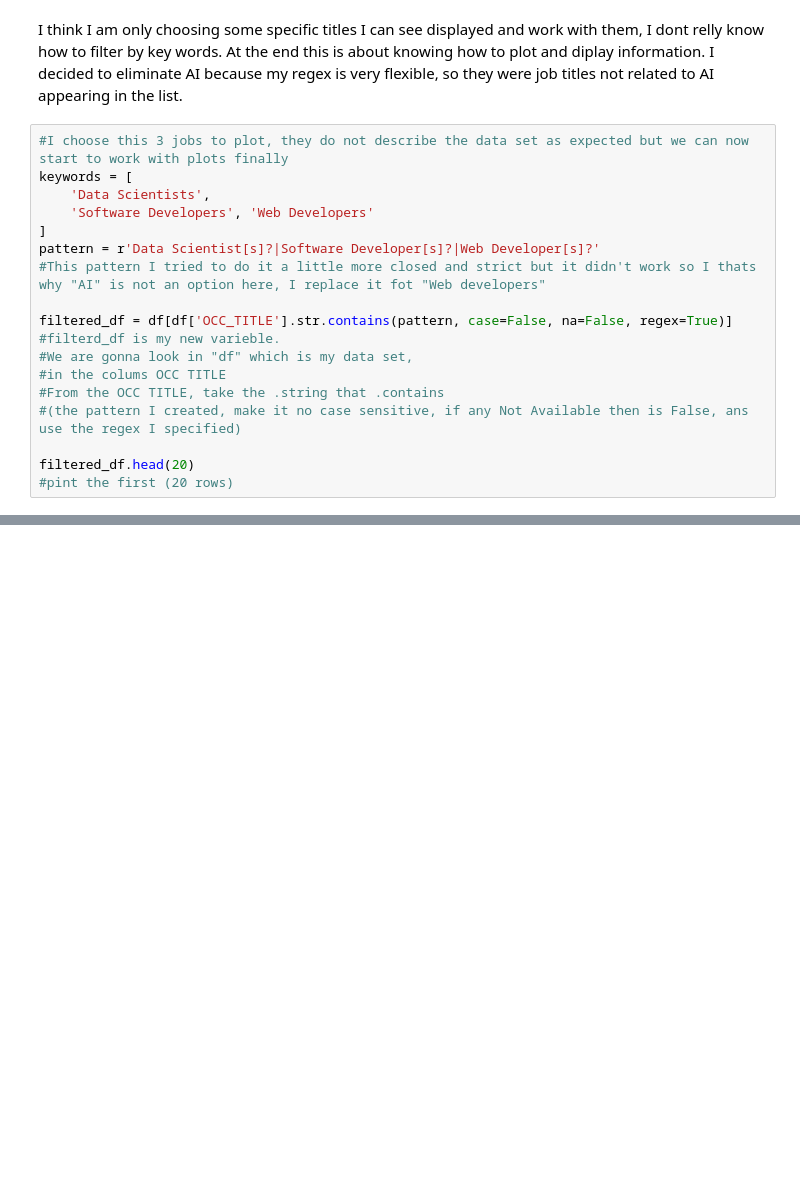
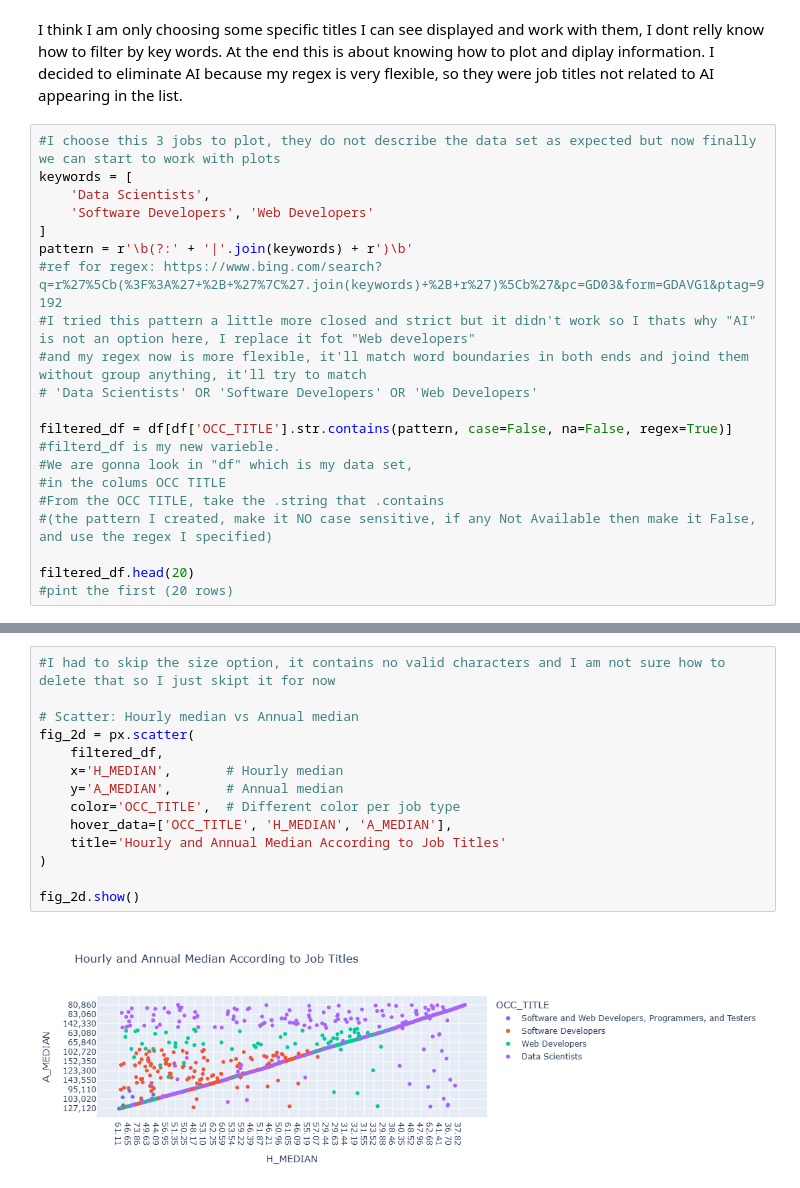
Before and after one commit to LaoLujan/CA1-DataVisulization-LauraLujan, a Jupyter notebook: CA1. Version1.ipynb, the cells around one changed output, grey strips where cells are left out. Saved outputs shown, nothing was run; the diff lists cells and outputs as text; blank space fills up the shorter version.

Commit message:
1ST PLOT: yearly and hourly average per jobs title

```diff
--- a/CA1. Version1.ipynb
+++ b/CA1. Version1.ipynb
@@ -158,20 +158,23 @@ how can ifilter the data
 # %% [markdown]
 I think I am only choosing some specific titles I can see displayed and work with them, I dont relly know how to filter by key words. At the end this is about knowing how to plot and diplay information. I decided to eliminate AI because my regex is very flexible, so they were job titles not related to AI appearing in the list.
 # %%
-#I choose this 3 jobs to plot, they do not describe the data set as expected but we can now start to work with plots finally
+#I choose this 3 jobs to plot, they do not describe the data set as expected but now finally we can start to work with plots
 keywords = [
     'Data Scientists',
     'Software Developers', 'Web Developers'
 ]
-pattern = r'Data Scientist[s]?|Software Developer[s]?|Web Developer[s]?'
-#This pattern I tried to do it a little more closed and strict but it didn't work so I thats why "AI" is not an option here, I replace it fot "Web developers"
+pattern = r'\b(?:' + '|'.join(keywords) + r')\b'
+#ref for regex: https://www.bing.com/search?q=r%27%5Cb(%3F%3A%27+%2B+%27%7C%27.join(keywords)+%2B+r%27)%5Cb%27&pc=GD03&form=GDAVG1&ptag=9192
+#I tried this pattern a little more closed and strict but it didn't work so I thats why "AI" is not an option here, I replace it fot "Web developers"
+#and my regex now is more flexible, it'll match word boundaries in both ends and joind them without group anything, it'll try to match
+# 'Data Scientists' OR 'Software Developers' OR 'Web Developers'
 
 filtered_df = df[df['OCC_TITLE'].str.contains(pattern, case=False, na=False, regex=True)]
 #filterd_df is my new varieble.
 #We are gonna look in "df" which is my data set,
 #in the colums OCC TITLE
 #From the OCC TITLE, take the .string that .contains
-#(the pattern I created, make it no case sensitive, if any Not Available then is False, ans use the regex I specified)
+#(the pattern I created, make it NO case sensitive, if any Not Available then make it False, and use the regex I specified)
 
 filtered_df.head(20)
 #pint the first (20 rows)
@@ -196,0 +206,16 @@ filtered_df.head(20)
+# %%
+#I had to skip the size option, it contains no valid characters and I am not sure how to delete that so I just skipt it for now
+
+# Scatter: Hourly median vs Annual median
+fig_2d = px.scatter(
+    filtered_df,
+    x='H_MEDIAN',       # Hourly median
+    y='A_MEDIAN',       # Annual median
+    color='OCC_TITLE',  # Different color per job type
+    hover_data=['OCC_TITLE', 'H_MEDIAN', 'A_MEDIAN'],
+    title='Hourly and Annual Median According to Job Titles'
+)
+
+fig_2d.show()
+# %% [output]
+[figure, added]
```
Also changed, not shown: parts of 5 cells of this notebook.
